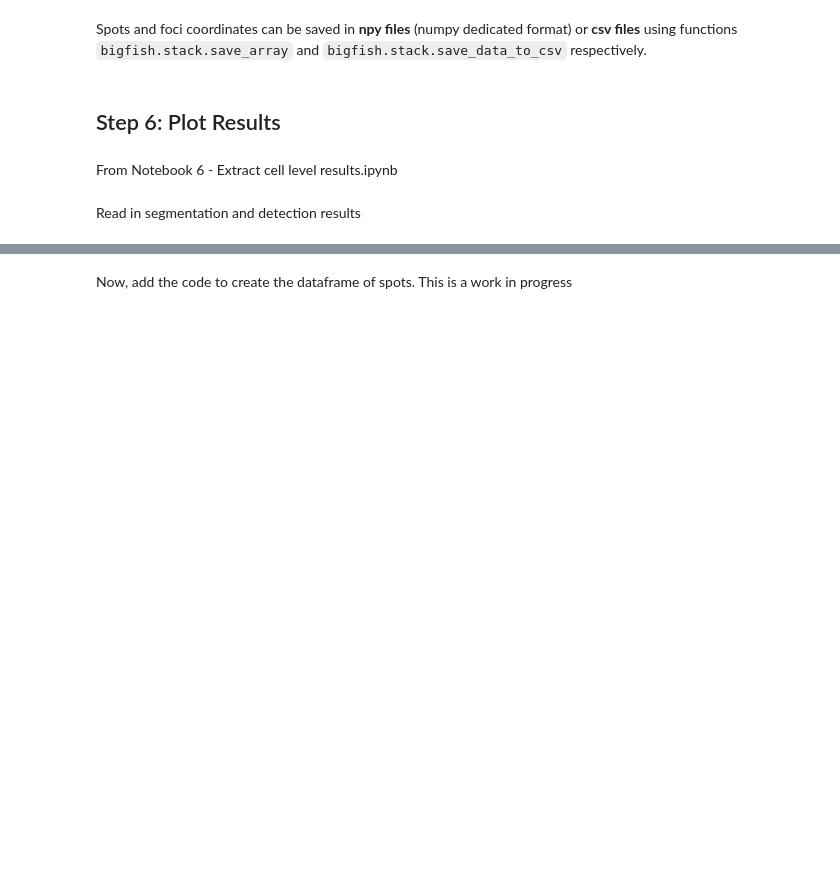
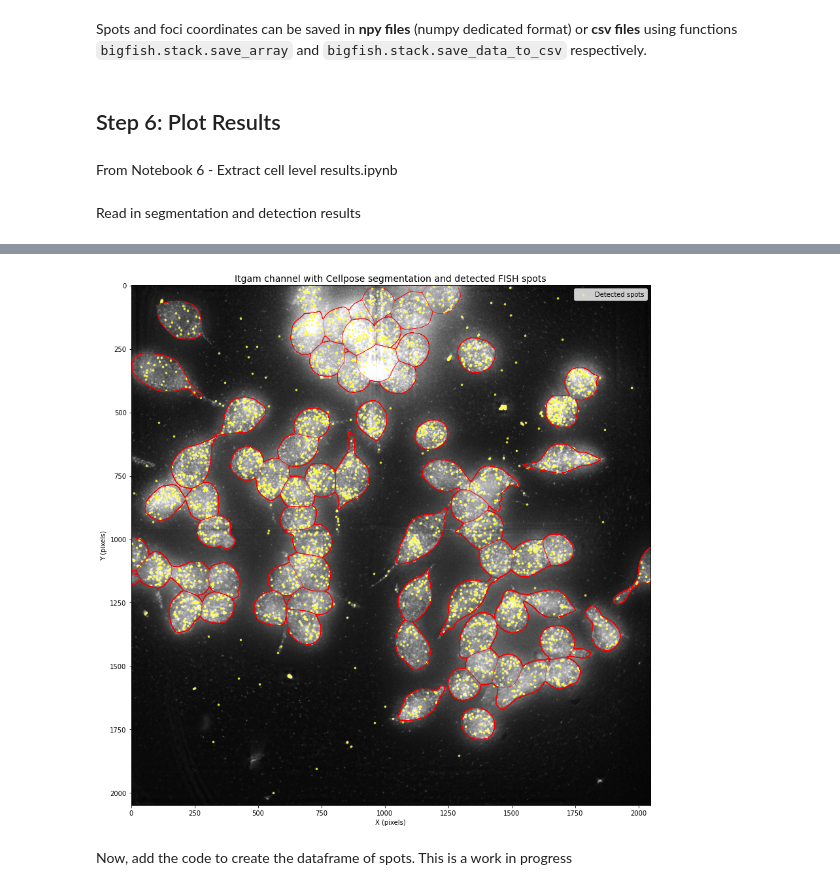
Before and after one commit to mspend/big-fish-examples, a Jupyter notebook: notebooks/BioProteanLab_smFISH_one_tile_one_bit_2d.ipynb, the cells around one changed output, grey strips where cells are left out. Cells and saved outputs as stored; diff of their text form; code cells hidden in the pictures; blank space fills up the shorter version.

```diff
--- a/notebooks/BioProteanLab_smFISH_one_tile_one_bit_2d.ipynb
+++ b/notebooks/BioProteanLab_smFISH_one_tile_one_bit_2d.ipynb
@@ -271,8 +280,10 @@ image_contrasted = stack.maximum_projection(image_contrasted)
 # %% [markdown]
 Read in segmentation and detection results
 # %%
+polyDT_path = '/data/smFISH/20251028_bartelle_smFISH_mm_microglia_newbuffers/qi2labdatastore/big_fish/segmentations'
+
 # segmented cells
-path = os.path.join(path_output, "max_projected_tile000round000corrected_polyDT.ome_cp_masks.tif")
+path = os.path.join(polyDT_path , "max_projected_tile000round000corrected_polyDT.ome_cp_masks.tif")
 cell_label = stack.read_image(path)
 print("segmented cells")
 print("\r shape: {0}".format(cell_label.shape))
@@ -280,14 +291,14 @@ print("\r dtype: {0}".format(cell_label.dtype), "\n")
 
 # detected spots
 path = os.path.join(path_output, "spots.csv")
-spots = stack.read_array_from_csv(path, dtype=np.int64)
+spots = stack.read_array_from_csv(path, dtype=np.int64, delimiter=',', skiprows=1)
 print("detected spots")
 print("\r shape: {0}".format(spots.shape))
 print("\r dtype: {0}".format(spots.dtype), "\n")
 
 # detected foci
 path = os.path.join(path_output, "clusters.csv")
-clusters = stack.read_array_from_csv(path, dtype=np.int64)
+clusters = stack.read_array_from_csv(path, dtype=np.int64, delimiter=',')
 print("detected clusters")
 print("\r shape: {0}".format(clusters.shape))
 print("\r dtype: {0}".format(clusters.dtype))
@@ -382,31 +407,33 @@ plt.show()
 # %%
 # visualize the RNA channel with Cellpose segmentations and detected FISH spots
 
 # Create figure and axes
 fig, ax = plt.subplots(figsize=(14, 12))
 
 # Display the contrast-enhanced Itgam channel image in grayscale
 ax.imshow(image_contrasted, cmap='gray')
 
 # Overlay the cellpose segmentation masks as outlines using contour
 ax.contour(cell_label, levels=np.unique(cell_label)[1:], colors='red', linewidths=0.5, alpha=0.7)
 
 # Overlay detected FISH spots
-# spots has shape (n_spots, 4) with format (z, y, x, intensity)
-spot_z = spots[:, 0]
-spot_y = spots[:, 1]
-spot_x = spots[:, 2]
+# spots has shape (nb_spots, 3) or (nb_spots, 2), for 3D or 2D images respectively.
+# with the columns following the format (y, x) for 2D
+spot_y = spots[:, 0]
+spot_x = spots[:, 1]
 
 # Plot detected spots as yellow circles (smaller size)
 ax.scatter(spot_x, spot_y, c='yellow', s=10, marker='o',
            edgecolors='white', linewidth=0.3, alpha=0.8, label='Detected spots')
 
 ax.set_title('Itgam channel with Cellpose segmentation and detected FISH spots', fontsize=14)
 ax.set_xlabel('X (pixels)')
 ax.set_ylabel('Y (pixels)')
 ax.legend(loc='upper right')
 
 plt.tight_layout()
 plt.show()
+# %% [output]
+[figure, added]
 # %% [markdown]
 Now, add the code to create the dataframe of spots. This is a work in progress
```
Also changed, not shown: parts of 9 cells of this notebook.
